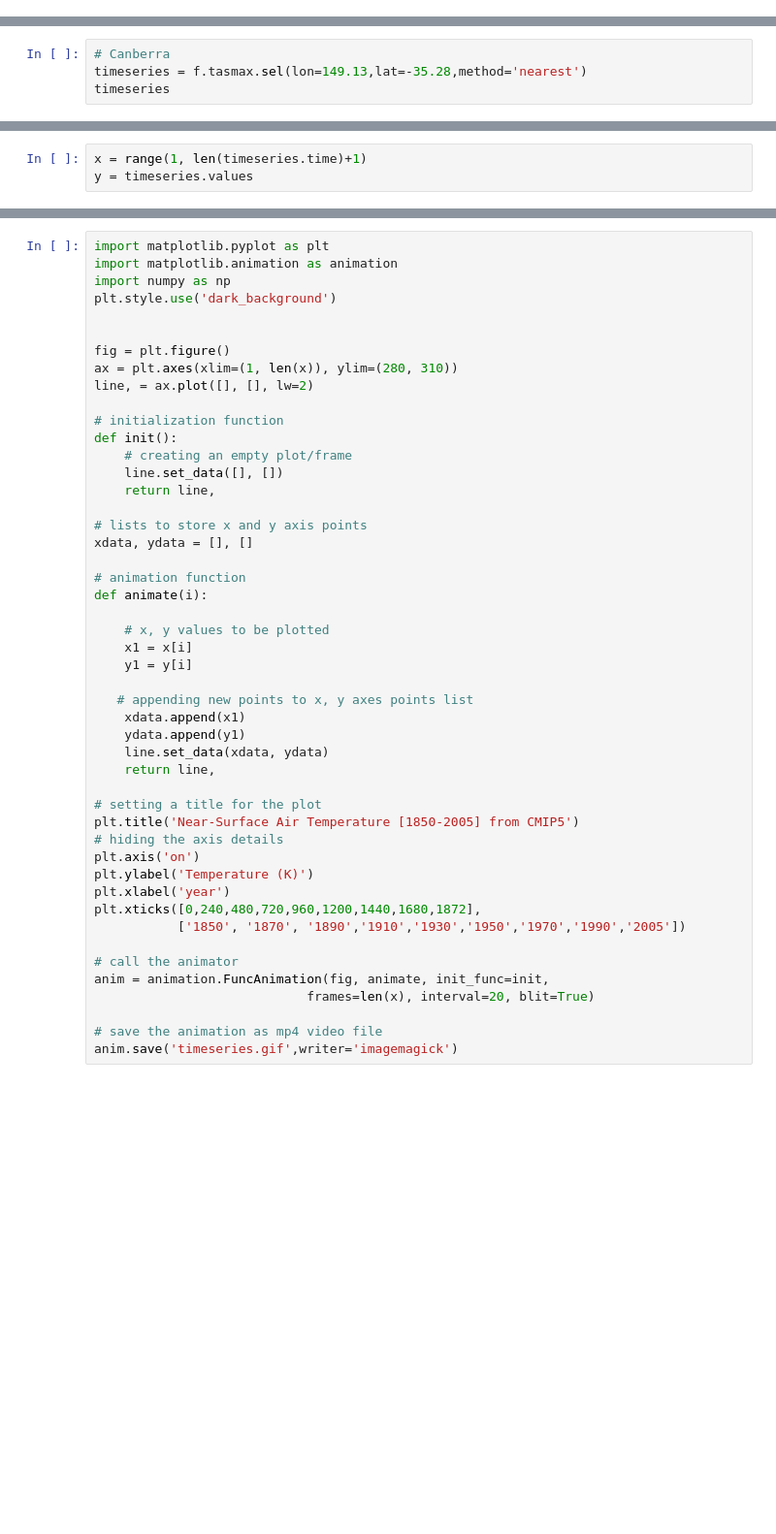
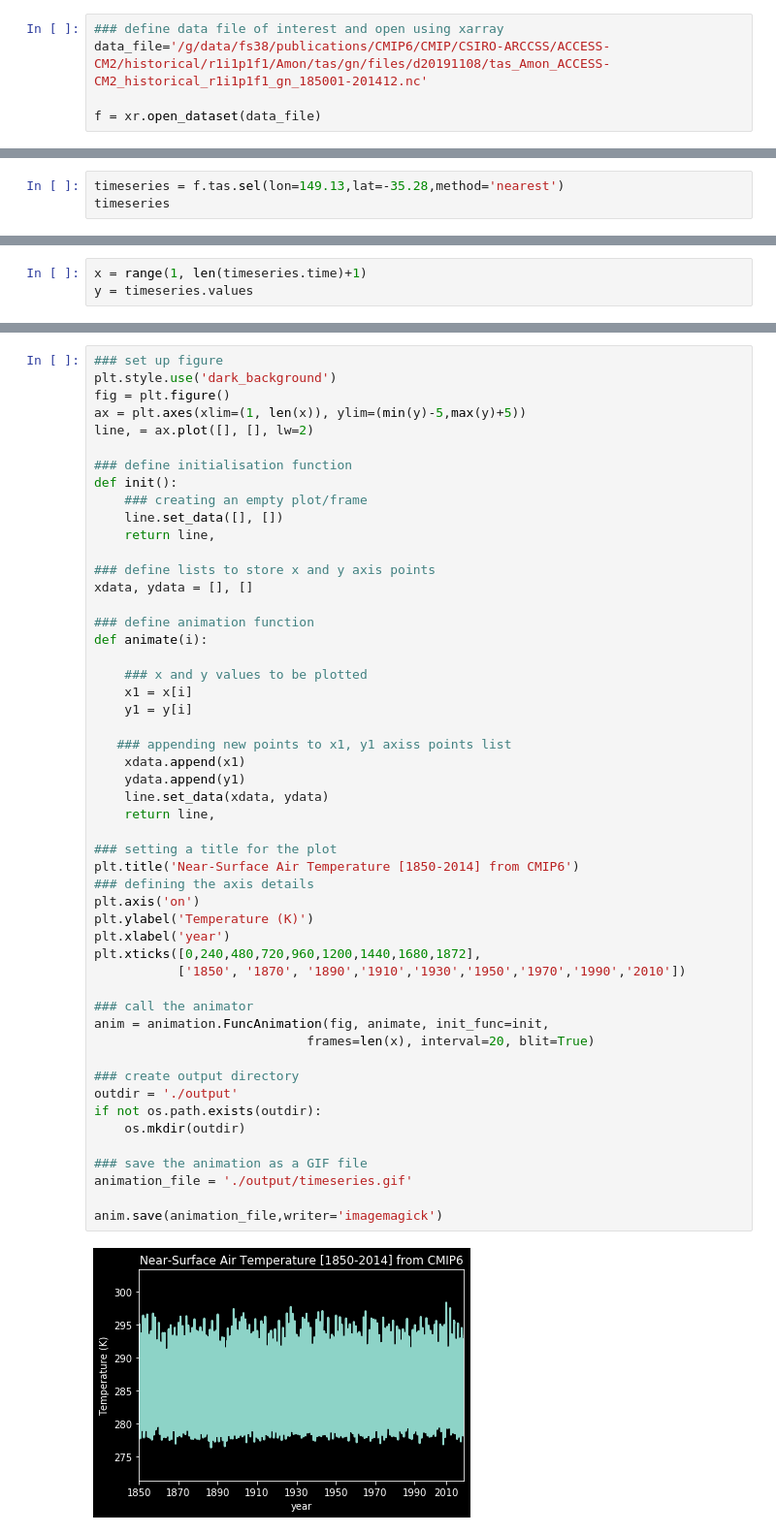
Before and after one commit to NCI-data-analysis-platform/climate-cmip, a Jupyter notebook: animation_01_time_series.ipynb, the cells around one changed output, grey strips where cells are left out. Shown: that part at 97% size. Cells and saved outputs as stored; diff of their text form; blank space fills up the shorter version.

```diff
--- a/animation_01_time_series.ipynb
+++ b/animation_01_time_series.ipynb
@@ -23 +28,6 @@ f = xr.open_dataset(data_file)
+# %%
+### define data file of interest and open using xarray
+data_file='/g/data/fs38/publications/CMIP6/CMIP/CSIRO-ARCCSS/ACCESS-CM2/historical/r1i1p1f1/Amon/tas/gn/files/d20191108/tas_Amon_ACCESS-CM2_historical_r1i1p1f1_gn_185001-201412.nc'
+
+f = xr.open_dataset(data_file)
 # %% [markdown]
@@ -27,5 +61,4 @@ http://dapds00.nci.org.au/thredds/dodsC/rr3/CMIP5/output1/CSIRO-BOM/ACCESS1-3/hi
 # %%
-# Canberra
-timeseries = f.tasmax.sel(lon=149.13,lat=-35.28,method='nearest')
+timeseries = f.tas.sel(lon=149.13,lat=-35.28,method='nearest')
 timeseries
 # %% [output]
@@ -52,48 +88,53 @@ y = timeseries.values
 # %%
-import matplotlib.pyplot as plt
-import matplotlib.animation as animation
-import numpy as np
+### set up figure
 plt.style.use('dark_background')
-
-
 fig = plt.figure()
-ax = plt.axes(xlim=(1, len(x)), ylim=(280, 310))
+ax = plt.axes(xlim=(1, len(x)), ylim=(min(y)-5,max(y)+5))
 line, = ax.plot([], [], lw=2)
 
-# initialization function
+### define initialisation function
 def init():
-    # creating an empty plot/frame
+    ### creating an empty plot/frame
     line.set_data([], [])
     return line,
 
-# lists to store x and y axis points
+### define lists to store x and y axis points
 xdata, ydata = [], []
 
-# animation function
+### define animation function
 def animate(i):
 
-    # x, y values to be plotted
+    ### x and y values to be plotted
     x1 = x[i]
     y1 = y[i]
 
-   # appending new points to x, y axes points list
+   ### appending new points to x1, y1 axiss points list
     xdata.append(x1)
     ydata.append(y1)
     line.set_data(xdata, ydata)
     return line,
 
-# setting a title for the plot
-plt.title('Near-Surface Air Temperature [1850-2005] from CMIP5')
-# hiding the axis details
+### setting a title for the plot
+plt.title('Near-Surface Air Temperature [1850-2014] from CMIP6')
+### defining the axis details
 plt.axis('on')
 plt.ylabel('Temperature (K)')
 plt.xlabel('year')
 plt.xticks([0,240,480,720,960,1200,1440,1680,1872],
-           ['1850', '1870', '1890','1910','1930','1950','1970','1990','2005'])
+           ['1850', '1870', '1890','1910','1930','1950','1970','1990','2010'])
 
-# call the animator
+### call the animator
 anim = animation.FuncAnimation(fig, animate, init_func=init,
 							frames=len(x), interval=20, blit=True)
 
-# save the animation as mp4 video file
-anim.save('timeseries.gif',writer='imagemagick')
+### create output directory
+outdir = './output'
+if not os.path.exists(outdir):
+    os.mkdir(outdir)
+
+### save the animation as a GIF file
+animation_file = './output/timeseries.gif'
+
+anim.save(animation_file,writer='imagemagick')
+# %% [output]
+[figure, added]
```
Also changed, not shown: parts of 9 cells of this notebook, 35 other files.
